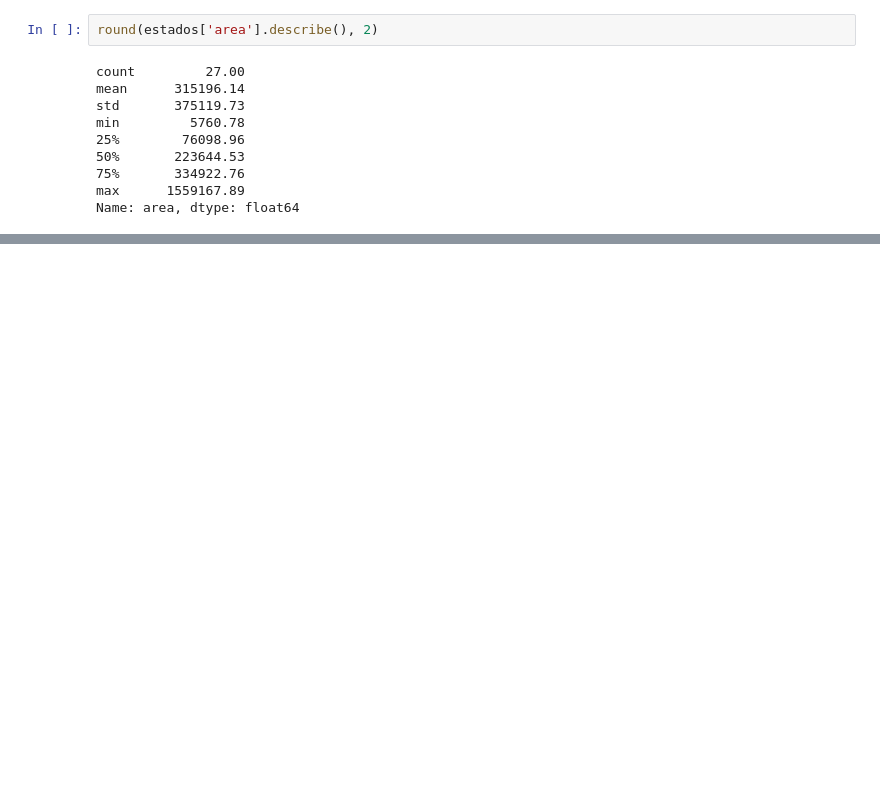
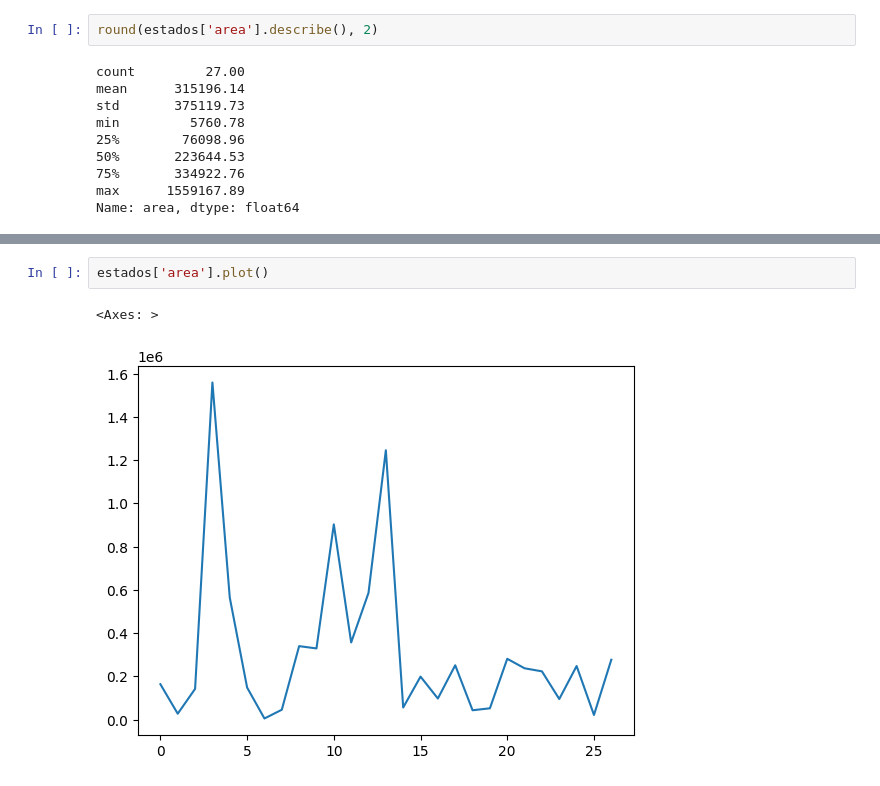
Before and after one commit to Welliton18/GCI2023, a Jupyter notebook: Aula03.ipynb, the cells around one changed output, grey strips where cells are left out. Drawn from its saved outputs; the diff is of its cells as text; blank space fills up the shorter version.

```diff
--- a/Aula03.ipynb
+++ b/Aula03.ipynb
@@ -37,0 +62,5 @@ Name: area, dtype: float64
+# %%
+estados['area'].plot()
+# %% [output]
+<Axes: >
+[figure, added]
```
Also changed, not shown: parts of 9 cells of this notebook, 1 other file.
